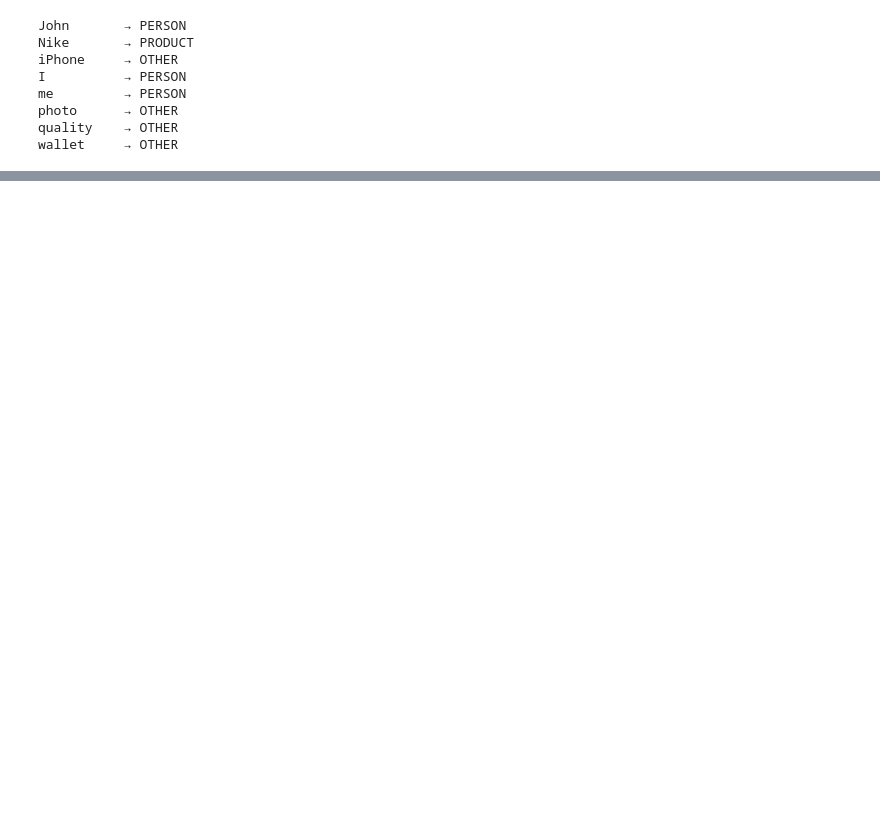
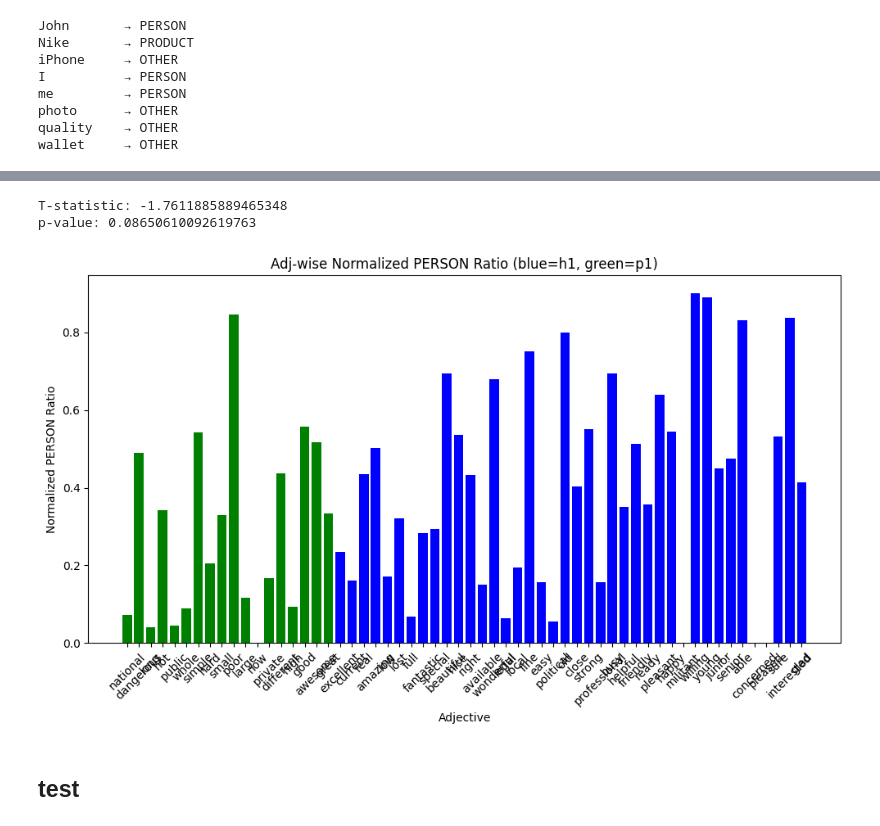
Before and after one commit to artemina1248-glitch/s1, a Jupyter notebook: main2.ipynb, the cells around one changed output, grey strips where cells are left out. Drawn from its saved outputs; the diff is of its cells as text; code cells hidden in the pictures; blank space fills up the shorter version.

```diff
--- a/main2.ipynb
+++ b/main2.ipynb
@@ -91,0 +677,59 @@ print(adj_stats_df.head(20))   # person 占比最高的 adj
+# %%
+import pandas as pd
+import matplotlib.pyplot as plt
+from scipy.stats import ttest_ind
+
+# ======== 1. 不读取文件，你已有 p1_norm, h1_norm ========
+
+# PERSON_norm_ratio 列
+p1_vals = p1_norm["PERSON_norm_ratio"]
+h1_vals = h1_norm["PERSON_norm_ratio"]
+
+# ======== 2. t-test 比较两组差异 ========
+t_stat, p_value = ttest_ind(p1_vals, h1_vals, equal_var=False)
+
+print("T-statistic:", t_stat)
+print("p-value:", p_value)
+
+# ======== 3. 按原来的 p1 → h1 顺序组合 ========
+# 你已经有 p1 和 h1 的原始顺序：
+# p1 = ["nice", "friendly", "rude", "polite"]
+# h1 = ["high", "great", "useful", "excellent"]
+
+# 给每个 df 加 group 标签
+p1_norm["group"] = "p1"
+h1_norm["group"] = "h1"
+
+# 按 “p1 的顺序 + h1 的顺序” 来构建最终顺序
+final_order = list(p1_norm["adj"]) + list(h1_norm["adj"])
+
+combined = pd.concat([p1_norm, h1_norm], ignore_index=True)
+
+# 按自定义顺序排序，而不是字母顺序
+combined["order"] = combined["adj"].apply(lambda x: final_order.index(x))
+combined = combined.sort_values("order")
+
+# ======== 4. 绘图 ========
+plt.figure(figsize=(10, 6))
+
+colors = combined["group"].map({"h1": "blue", "p1": "green"})
+
+plt.bar(
+    combined["adj"],
+    combined["PERSON_norm_ratio"],
+    color=colors
+)
+
+plt.xlabel("Adjective")
+plt.ylabel("Normalized PERSON Ratio")
+plt.title("Adj-wise Normalized PERSON Ratio (blue=h1, green=p1)")
+plt.xticks(rotation=45)
+
+plt.tight_layout()
+plt.show()
+# %% [output]
+T-statistic: -1.7611885889465348
+p-value: 0.08650610092619763
+[figure, added]
+# %% [markdown]
+## test
```
Also changed, not shown: parts of 41 cells of this notebook, 1 other file.
